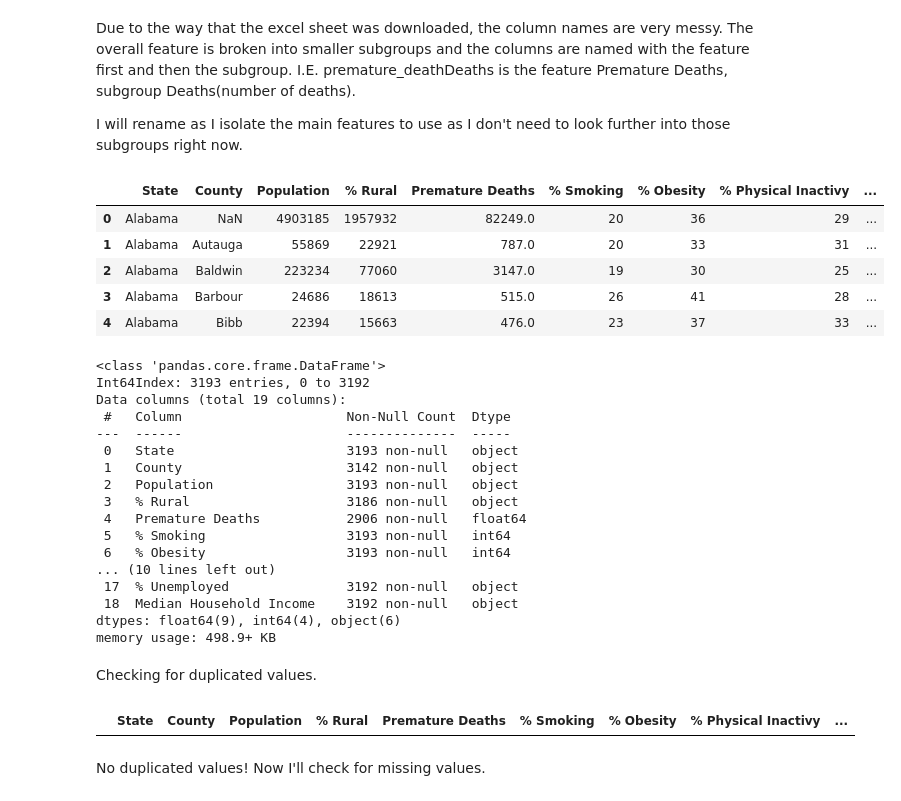
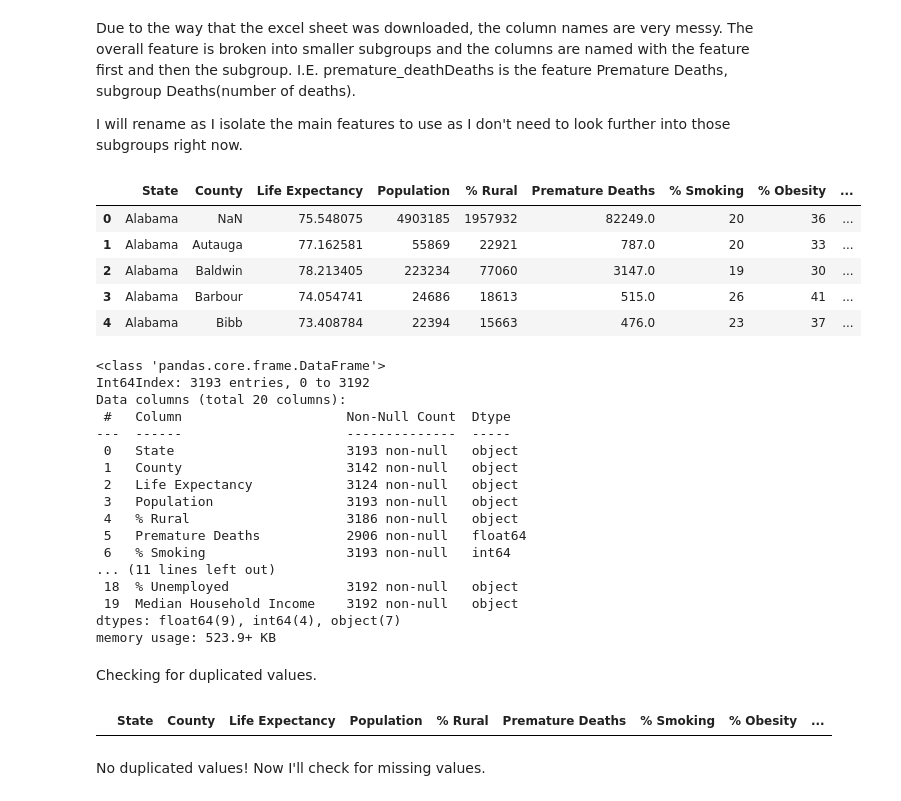
Before and after one commit to fancyfu4/SB-Data-Science, a Jupyter notebook: DataScienceCapstone2/Capstone2 - Data Wrangling.ipynb, the cells around one changed output. Saved outputs shown, nothing was run; the diff lists cells and outputs as text; code cells hidden in the pictures.

```diff
--- a/DataScienceCapstone2/Capstone2 - Data Wrangling.ipynb
+++ b/DataScienceCapstone2/Capstone2 - Data Wrangling.ipynb
@@ -108,60 +109,61 @@ I will rename as I isolate the main features to use as I don't need to look furt
 # %%
 rename_data={}
 rename_data = data_merged.rename(columns={
+    'Life expectancy' : 'Life Expectancy',
     'population_Population': 'Population',
     '%_rural_% Rural' : '% Rural',
     'premature_deathDeaths':'Premature Deaths',
     'adult_smoking_% Smokers': '% Smoking',
     'adult_obesity_% Adults with Obesity':'% Obesity',
     'physical_inactivity_% Physically Inactive':'% Physical Inactivy',
     'excessive_drinking_% Excessive Drinking':'% Excessive Drinking',
     'uninsured_% Uninsured':'% Uninsured',
     'primary_care_physicians_# Primary Care Physicians': 'PCP Number',
     'primary_care_physicians_Primary Care Physicians Rate': 'PCP Rate',
     'mental_health_providers_# Mental Health Providers': 'MHP Number',
     'mental_health_providers_Mental Health Provider Rate': 'MHP Rate',
     'preventable_hospital_stays_Preventable Hospitalization Rate': 'Preventable Hospital Rate',
     'mammography_screening_% With Annual Mammogram':'% Mammogram',
     'flu_vaccinations_% Vaccinated':'% Flu Vaccine',
     'unemployed_% Unemployed': '% Unemployed',
     'Median household income': 'Median Household Income'})
 
-all_data=rename_data[['State','County','Population','% Rural','Premature Deaths','% Smoking','% Obesity','% Physical Inactivy','% Excessive Drinking','% Uninsured','PCP Number', 'PCP Rate','MHP Number', 'MHP Rate','Preventable Hospital Rate', '% Mammogram','% Flu Vaccine','% Unemployed', 'Median Household Income']]
+all_data=rename_data[['State','County','Life Expectancy','Population','% Rural','Premature Deaths','% Smoking','% Obesity','% Physical Inactivy','% Excessive Drinking','% Uninsured','PCP Number', 'PCP Rate','MHP Number', 'MHP Rate','Preventable Hospital Rate', '% Mammogram','% Flu Vaccine','% Unemployed', 'Median Household Income']]
 
 all_data.head()
 # %% [output]
-|  | State | County | Population | % Rural | Premature Deaths | % Smoking | % Obesity | % Physical Inactivy | ... |
-| 0 | Alabama | NaN | 4903185 | 1957932 | 82249.0 | 20 | 36 | 29 | ... |
-| 1 | Alabama | Autauga | 55869 | 22921 | 787.0 | 20 | 33 | 31 | ... |
-| 2 | Alabama | Baldwin | 223234 | 77060 | 3147.0 | 19 | 30 | 25 | ... |
-| 3 | Alabama | Barbour | 24686 | 18613 | 515.0 | 26 | 41 | 28 | ... |
-| 4 | Alabama | Bibb | 22394 | 15663 | 476.0 | 23 | 37 | 33 | ... |
+|  | State | County | Life Expectancy | Population | % Rural | Premature Deaths | % Smoking | % Obesity | ... |
+| 0 | Alabama | NaN | 75.548075 | 4903185 | 1957932 | 82249.0 | 20 | 36 | ... |
+| 1 | Alabama | Autauga | 77.162581 | 55869 | 22921 | 787.0 | 20 | 33 | ... |
+| 2 | Alabama | Baldwin | 78.213405 | 223234 | 77060 | 3147.0 | 19 | 30 | ... |
+| 3 | Alabama | Barbour | 74.054741 | 24686 | 18613 | 515.0 | 26 | 41 | ... |
+| 4 | Alabama | Bibb | 73.408784 | 22394 | 15663 | 476.0 | 23 | 37 | ... |
 # %%
 all_data.info()
 # %% [output]
 <class 'pandas.core.frame.DataFrame'>
 Int64Index: 3193 entries, 0 to 3192
-Data columns (total 19 columns):
+Data columns (total 20 columns):
  #   Column                     Non-Null Count  Dtype
 ---  ------                     --------------  -----
  0   State                      3193 non-null   object
  1   County                     3142 non-null   object
- 2   Population                 3193 non-null   object
- 3   % Rural                    3186 non-null   object
- 4   Premature Deaths           2906 non-null   float64
- 5   % Smoking                  3193 non-null   int64
- 6   % Obesity                  3193 non-null   int64
-... (10 lines left out)
- 17  % Unemployed               3192 non-null   object
- 18  Median Household Income    3192 non-null   object
-dtypes: float64(9), int64(4), object(6)
-memory usage: 498.9+ KB
+ 2   Life Expectancy            3124 non-null   object
+ 3   Population                 3193 non-null   object
+ 4   % Rural                    3186 non-null   object
+ 5   Premature Deaths           2906 non-null   float64
+ 6   % Smoking                  3193 non-null   int64
+... (11 lines left out)
+ 18  % Unemployed               3192 non-null   object
+ 19  Median Household Income    3192 non-null   object
+dtypes: float64(9), int64(4), object(7)
+memory usage: 523.9+ KB
 # %% [markdown]
 Checking for duplicated values.
 # %%
 all_data[all_data.duplicated() == True]
 # %% [output]
-|  | State | County | Population | % Rural | Premature Deaths | % Smoking | % Obesity | % Physical Inactivy | ... |
+|  | State | County | Life Expectancy | Population | % Rural | Premature Deaths | % Smoking | % Obesity | ... |
 # %% [markdown]
 No duplicated values! Now I'll check for missing values.
 # %%
```
Also changed, not shown: parts of 6 cells of this notebook, 2 other files.
